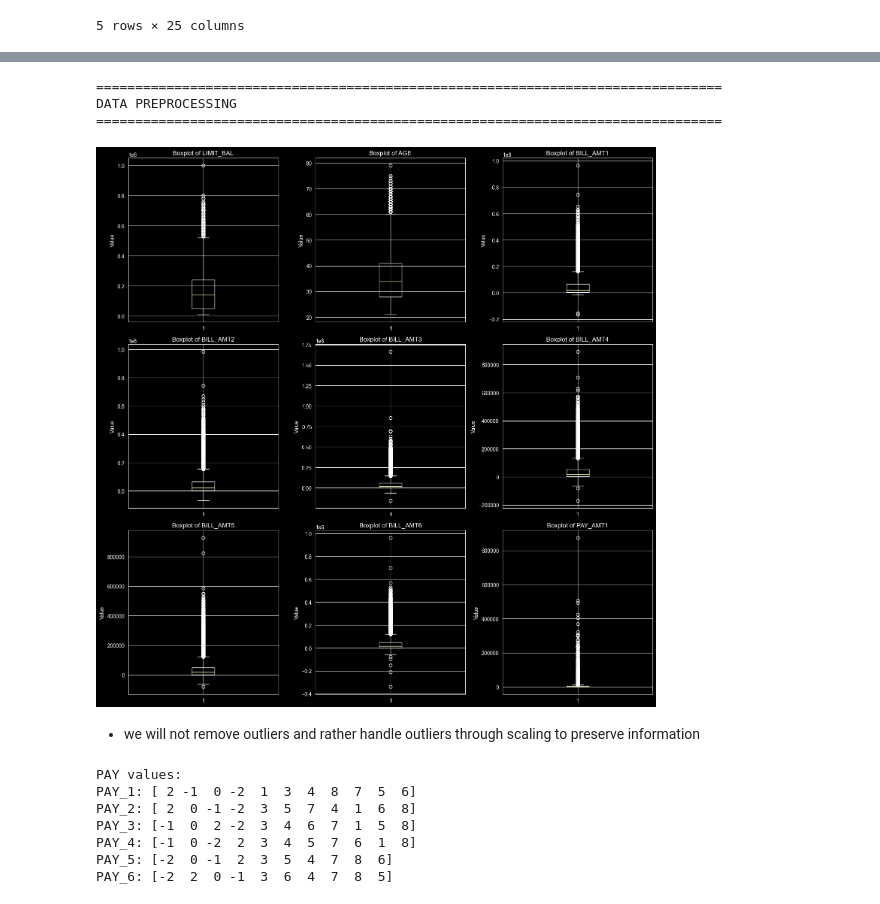
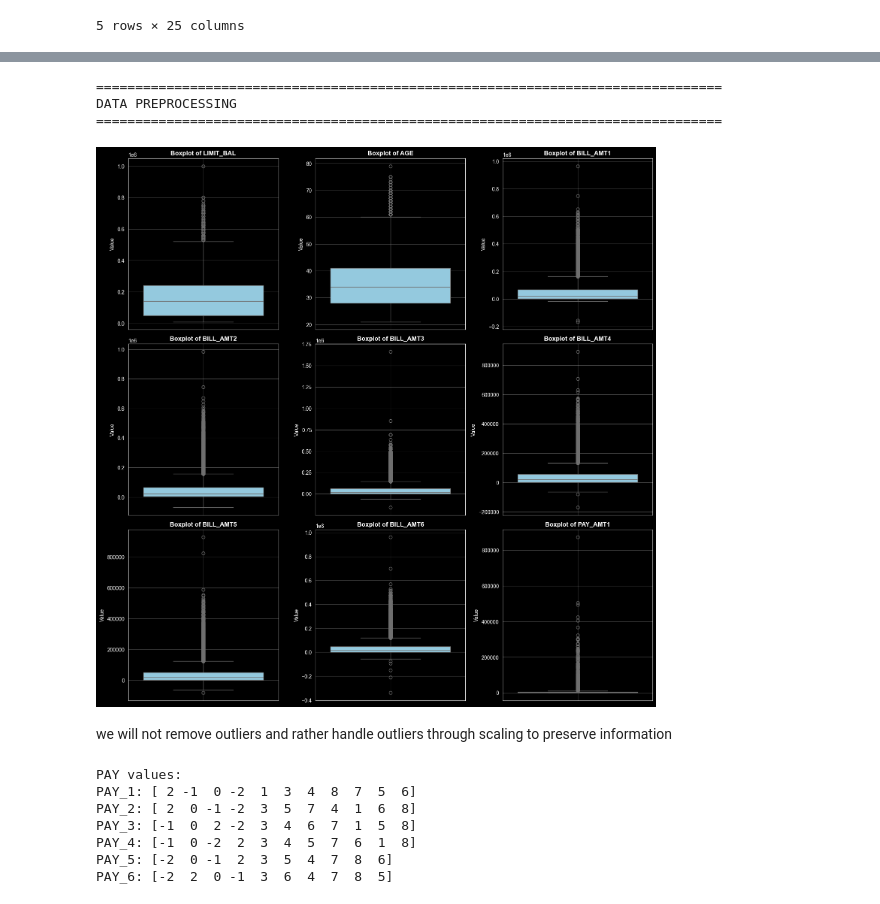
Before and after one commit to titusk2/DS-7331-, a Jupyter notebook: ds_7331_lab_two_default_data.ipynb, the cells around one changed output, grey strips where cells are left out. Drawn from its saved outputs; the diff is of its cells as text; code cells hidden in the pictures.

```diff
--- a/ds_7331_lab_two_default_data.ipynb
+++ b/ds_7331_lab_two_default_data.ipynb
@@ -71,4 +71,9 @@ Package 'scikit-learn' is not installed. Installing now...
 Package 'scikit-learn' installed successfully.
 
 Package 'numpy' is already installed.
+# %%
+def print_section_header(title, char="=", width=80):
+    print(char * width)
+    print(title)
+    print(char * width)
 # %%
@@ -192,14 +169,33 @@ Dropped 'ID' column (row identifier, not predictive).
 # %%
-# Handle categorical variables
-print("="*80)
-print("CATEGORICAL VARIABLE ENCODING")
-print("="*80)
 
 # Check unique values in categorical columns
 categorical_cols = ['SEX', 'EDUCATION', 'MARRIAGE']
 for col in categorical_cols:
     print(f"\n{col} unique values: {df[col].unique()}")
     print(df[col].value_counts())
+
+    # Create heatmap for current column
+    heatmap_data = (
+        df[col]
+        .value_counts()
+        .sort_index()
+        .to_frame(name="Count")
+    )
+
+    plt.figure(figsize=(8, 4))  # Create new figure for each column
+    sns.heatmap(
+        heatmap_data.T,  # Transpose for better visualization
+        cmap="Blues",
+        annot=True,
+        fmt="d",
+        cbar=False
+    )
+
+    plt.title(f"Distribution by {col}", fontsize=14, fontweight="bold")
+    plt.xlabel(col)
+    plt.ylabel("Count")
+    plt.tight_layout()
+    plt.show()
 
 # EDUCATION: 0, 5, 6 are undocumented categories
 # 1=graduate school, 2=university, 3=high school, 4=others
@@ -307,28 +337,27 @@ for var, vtype in variable_types.items():
 # %%
-print("="*80)
-print("DATA PREPROCESSING")
-print("="*80)
+print_section_header("DATA PREPROCESSING")
 
 # Check for outliers in numerical columns
 numerical_cols = ['LIMIT_BAL', 'AGE'] + [f'BILL_AMT{i}' for i in range(1,7)] + [f'PAY_AMT{i}' for i in range(1,7)]
 
 fig, axes = plt.subplots(3, 3, figsize=(15, 15))
 axes = axes.ravel()
 
 for i, col in enumerate(numerical_cols[:9]):  # Plot first 9 numerical columns
-    axes[i].boxplot(df[col])
-    axes[i].set_title(f'Boxplot of {col}')
+    sns.boxplot(data=df, y=col, ax=axes[i], color='skyblue')
+    axes[i].set_title(f'Boxplot of {col}', fontsize=12, fontweight='bold')
     axes[i].set_ylabel('Value')
+    axes[i].grid(True, alpha=0.3)
 
 plt.tight_layout()
 plt.show()
 # %% [output]
 ================================================================================
 DATA PREPROCESSING
 ================================================================================
-[figure, old version]
+[figure, new version]
 # %% [markdown]
-* we will not remove outliers and rather handle outliers through scaling to preserve information
+we will not remove outliers and rather handle outliers through scaling to preserve information
 # %%
 # Handle PAY_* columns - these are ordinal categorical variables
 pay_columns = ['PAY_1', 'PAY_2', 'PAY_3', 'PAY_4', 'PAY_5', 'PAY_6']
```
Also changed, not shown: parts of 24 cells of this notebook.
